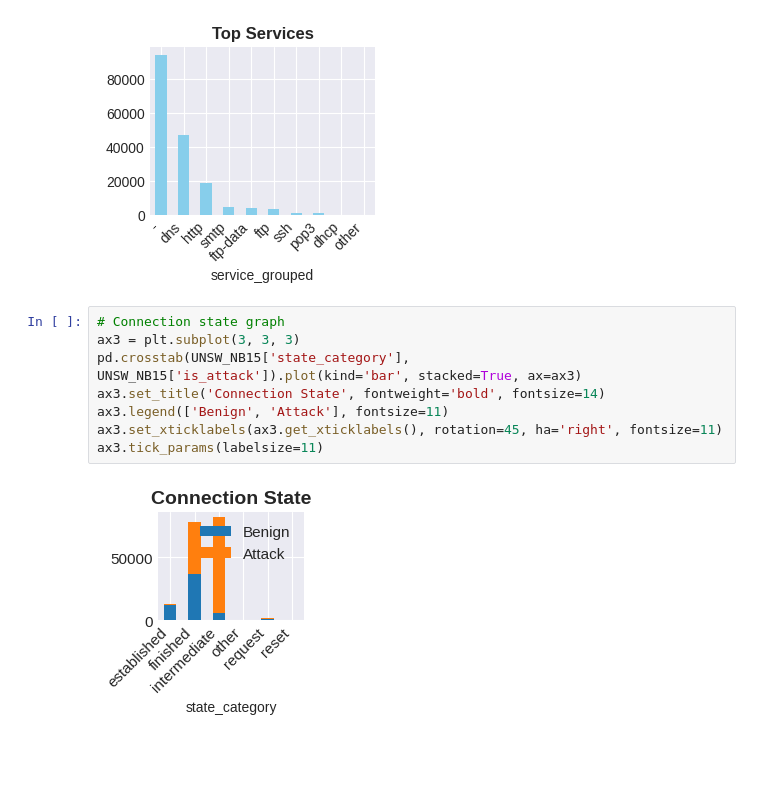
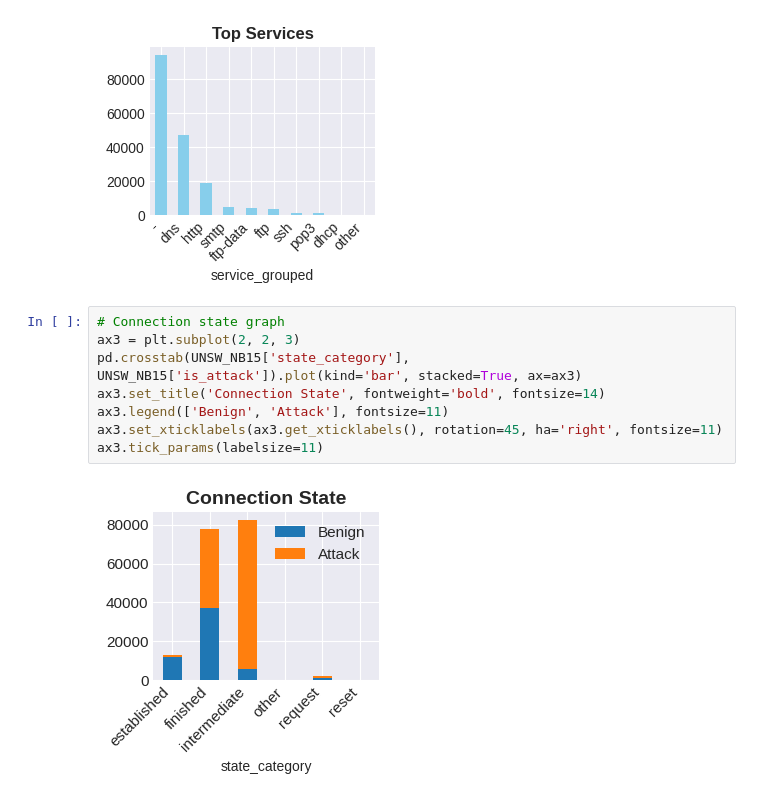
Before and after one commit to blueskinlizard/Cybersec-Dataset-Explorer, a Jupyter notebook: dataset_engineering/notebooks/UNSW_NB15_Exploration.ipynb, the cells around one changed output. Cells and saved outputs as stored; diff of their text form; blank space fills up the shorter version.

Commit message:
Finalized UNSW_NB15 static graphs

```diff
--- a/dataset_engineering/notebooks/UNSW_NB15_Exploration.ipynb
+++ b/dataset_engineering/notebooks/UNSW_NB15_Exploration.ipynb
@@ -38,11 +38,11 @@ ax2.set_xticklabels(ax2.get_xticklabels(), rotation=45, ha='right')
 [figure]
 # %%
 # Connection state graph
-ax3 = plt.subplot(3, 3, 3)
+ax3 = plt.subplot(2, 2, 3)
 pd.crosstab(UNSW_NB15['state_category'], UNSW_NB15['is_attack']).plot(kind='bar', stacked=True, ax=ax3)
 ax3.set_title('Connection State', fontweight='bold', fontsize=14)
 ax3.legend(['Benign', 'Attack'], fontsize=11)
 ax3.set_xticklabels(ax3.get_xticklabels(), rotation=45, ha='right', fontsize=11)
 ax3.tick_params(labelsize=11)
 # %% [output]
-[figure, old version]
+[figure, new version]
```
Also changed, not shown: parts of 6 cells of this notebook.
